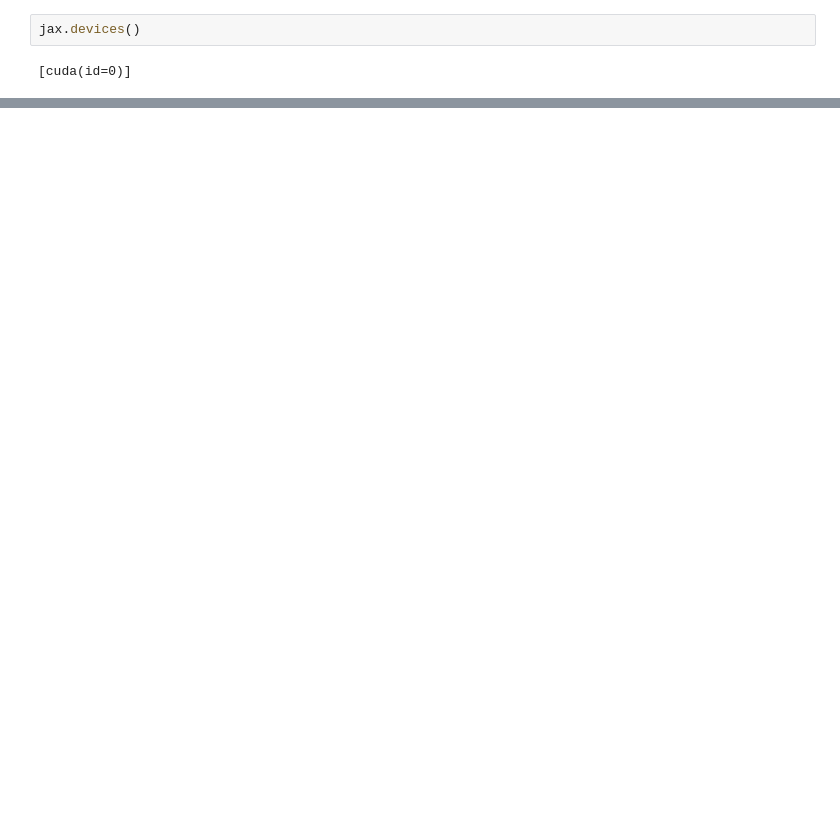
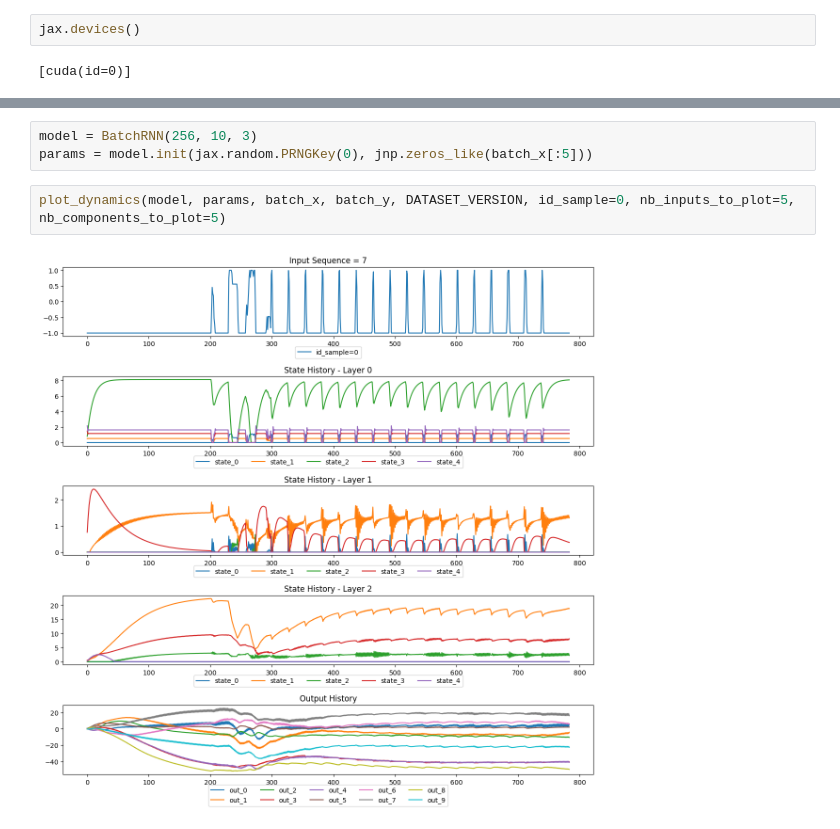
Before and after one commit to TristanTorchet/LearningJAX, a Jupyter notebook: Flax/flax2d_DiagReLURNN.ipynb, the cells around one changed output, grey strips where cells are left out. Drawn from its saved outputs; the diff is of its cells as text; blank space fills up the shorter version.

```diff
--- a/Flax/flax2d_DiagReLURNN.ipynb
+++ b/Flax/flax2d_DiagReLURNN.ipynb
@@ -400,0 +455,7 @@ print(loss.mean())
+# %%
+model = BatchRNN(256, 10, 3)
+params = model.init(jax.random.PRNGKey(0), jnp.zeros_like(batch_x[:5]))
+# %%
+plot_dynamics(model, params, batch_x, batch_y, DATASET_VERSION, id_sample=0, nb_inputs_to_plot=5, nb_components_to_plot=5)
+# %% [output]
+[figure, added]
```
Also changed, not shown: parts of 27 cells of this notebook, 1 other file.
